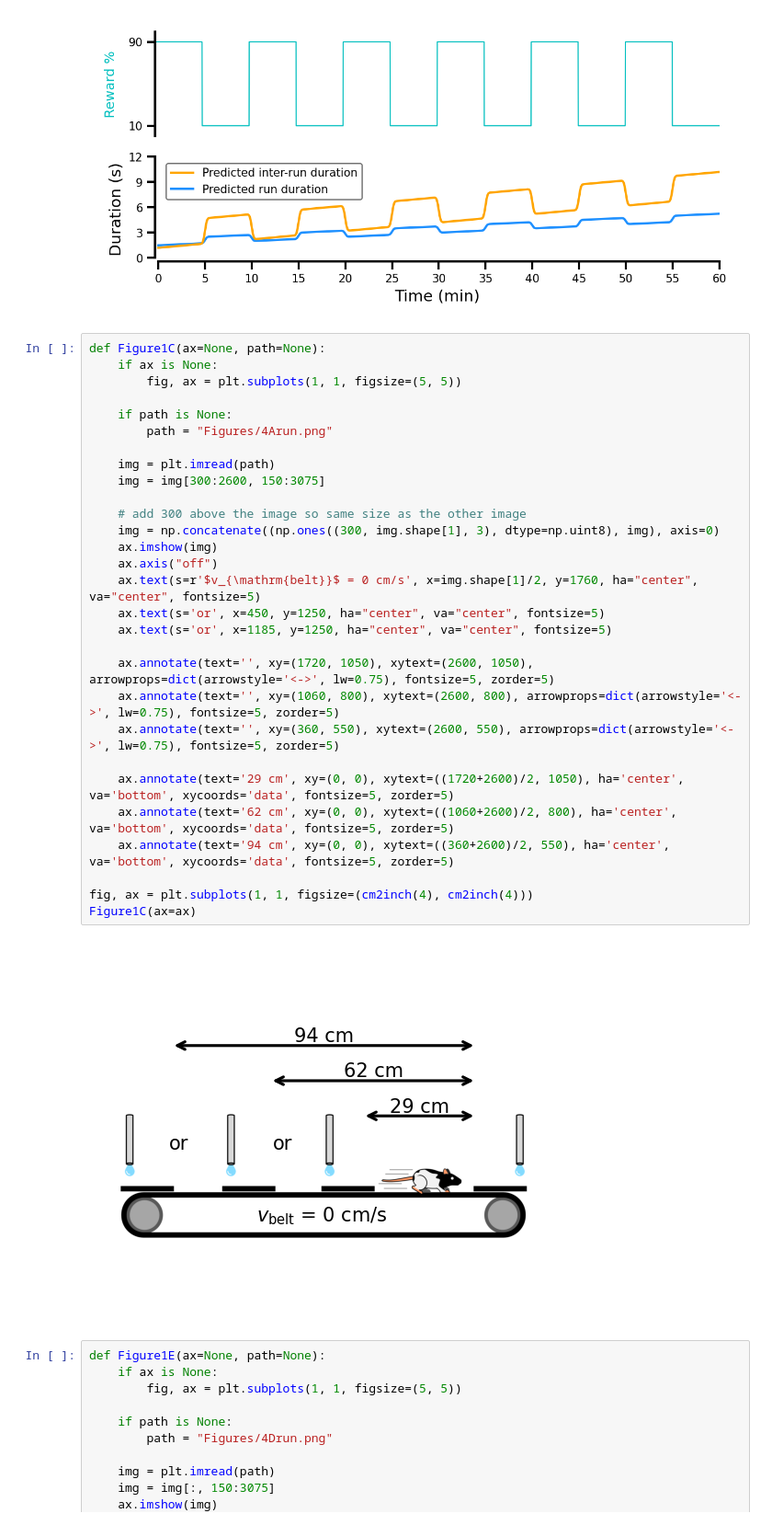
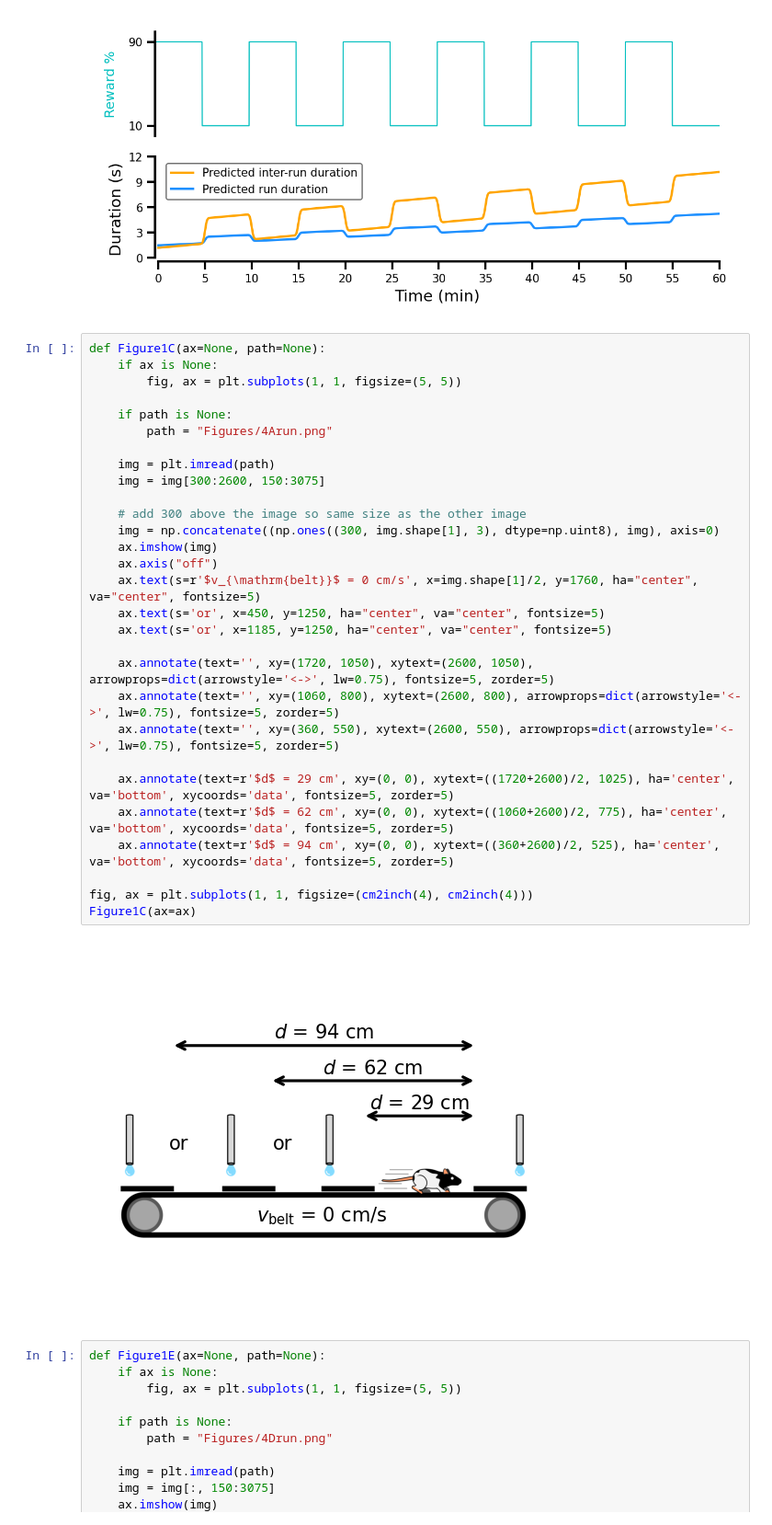
Before and after one commit to HeathenToaster/RunningFastAndSlow, a Jupyter notebook: Figure_1 new.ipynb, the cells around one changed output. Shown at 92% size. Saved outputs shown, nothing was run; the diff lists cells and outputs as text.

```diff
--- a/Figure_1 new.ipynb
+++ b/Figure_1 new.ipynb
@@ -233,34 +233,34 @@ Figure1Bbis(ax=axs[0], root=root)
 # %%
 def Figure1C(ax=None, path=None):
     if ax is None:
         fig, ax = plt.subplots(1, 1, figsize=(5, 5))
 
     if path is None:
         path = "Figures/4Arun.png"
 
     img = plt.imread(path)
     img = img[300:2600, 150:3075]
 
     # add 300 above the image so same size as the other image
     img = np.concatenate((np.ones((300, img.shape[1], 3), dtype=np.uint8), img), axis=0)
     ax.imshow(img)
     ax.axis("off")
     ax.text(s=r'$v_{\mathrm{belt}}$ = 0 cm/s', x=img.shape[1]/2, y=1760, ha="center", va="center", fontsize=5)
     ax.text(s='or', x=450, y=1250, ha="center", va="center", fontsize=5)
     ax.text(s='or', x=1185, y=1250, ha="center", va="center", fontsize=5)
 
     ax.annotate(text='', xy=(1720, 1050), xytext=(2600, 1050), arrowprops=dict(arrowstyle='<->', lw=0.75), fontsize=5, zorder=5)
     ax.annotate(text='', xy=(1060, 800), xytext=(2600, 800), arrowprops=dict(arrowstyle='<->', lw=0.75), fontsize=5, zorder=5)
     ax.annotate(text='', xy=(360, 550), xytext=(2600, 550), arrowprops=dict(arrowstyle='<->', lw=0.75), fontsize=5, zorder=5)
 
-    ax.annotate(text='29 cm', xy=(0, 0), xytext=((1720+2600)/2, 1050), ha='center', va='bottom', xycoords='data', fontsize=5, zorder=5)
-    ax.annotate(text='62 cm', xy=(0, 0), xytext=((1060+2600)/2, 800), ha='center', va='bottom', xycoords='data', fontsize=5, zorder=5)
-    ax.annotate(text='94 cm', xy=(0, 0), xytext=((360+2600)/2, 550), ha='center', va='bottom', xycoords='data', fontsize=5, zorder=5)
+    ax.annotate(text=r'$d$ = 29 cm', xy=(0, 0), xytext=((1720+2600)/2, 1025), ha='center', va='bottom', xycoords='data', fontsize=5, zorder=5)
+    ax.annotate(text=r'$d$ = 62 cm', xy=(0, 0), xytext=((1060+2600)/2, 775), ha='center', va='bottom', xycoords='data', fontsize=5, zorder=5)
+    ax.annotate(text=r'$d$ = 94 cm', xy=(0, 0), xytext=((360+2600)/2, 525), ha='center', va='bottom', xycoords='data', fontsize=5, zorder=5)
 
 fig, ax = plt.subplots(1, 1, figsize=(cm2inch(4), cm2inch(4)))
 Figure1C(ax=ax)
 # %% [output]
-[figure, old version]
+[figure, new version]
 # %%
 def Figure1E(ax=None, path=None):
     if ax is None:
```
Also changed, not shown: parts of 2 cells of this notebook, 11 other files.
